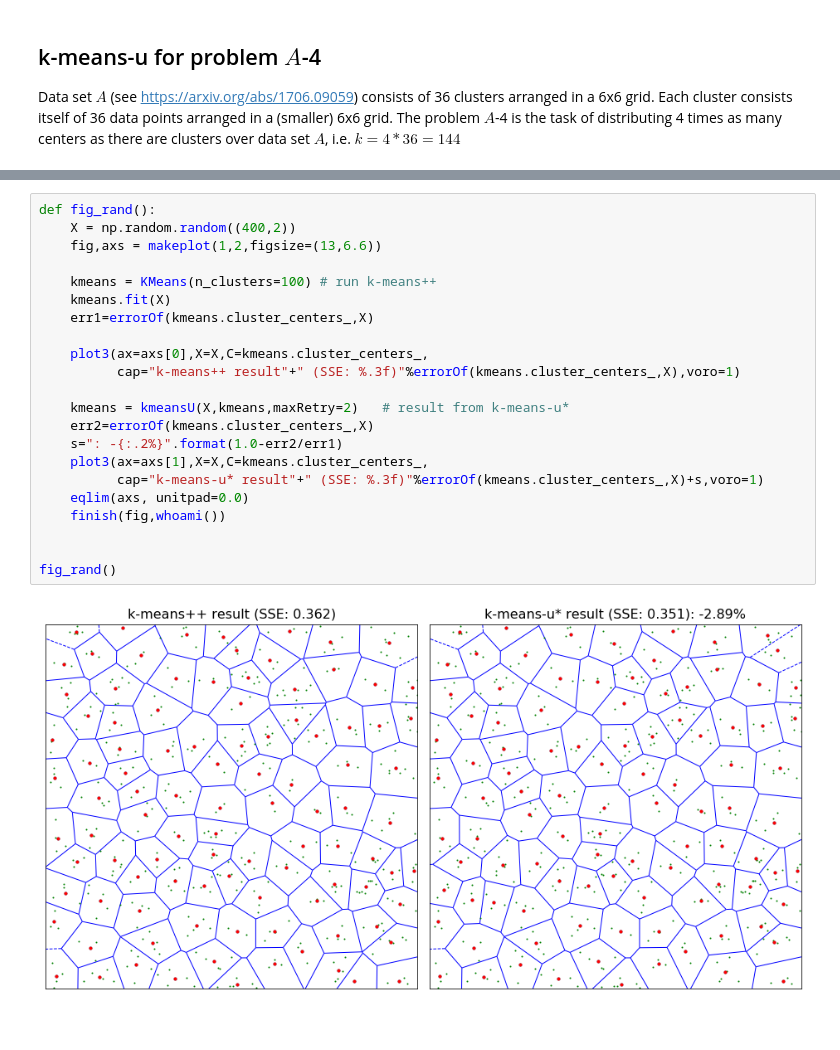
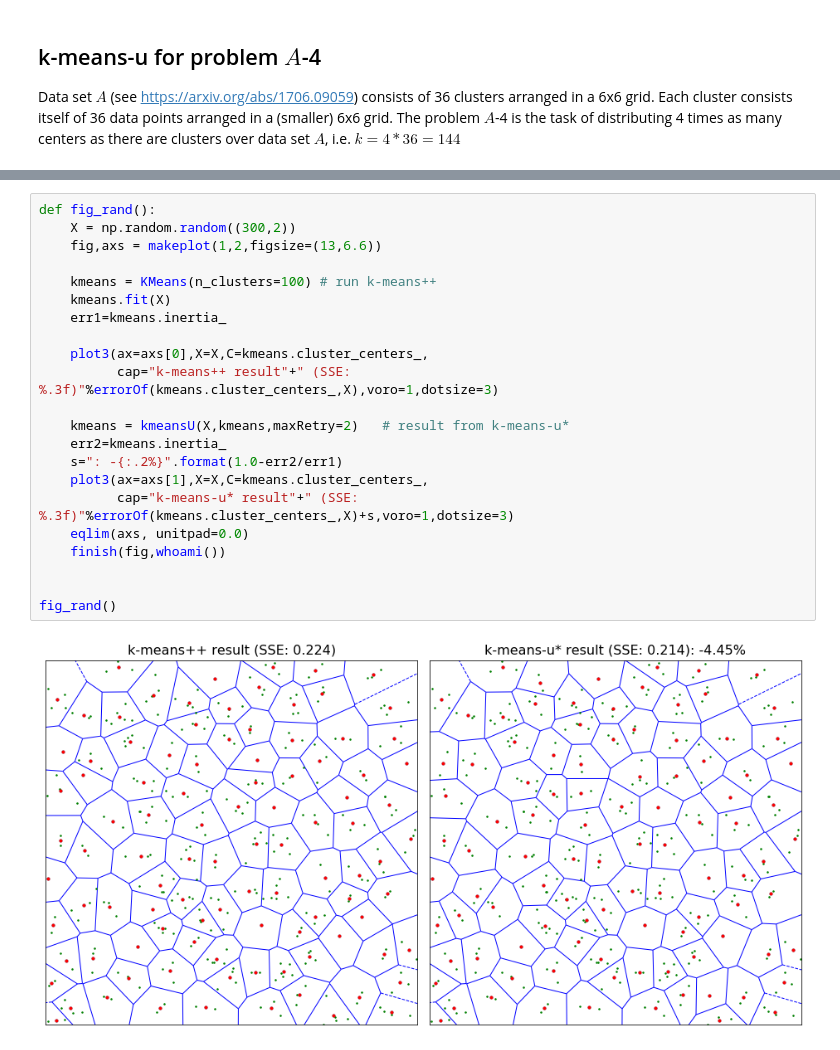
Before and after one commit to gittar/k-means-u-star, a Jupyter notebook: notebooks/algo-pure.ipynb, the cells around one changed output, grey strips where cells are left out. Cells and saved outputs as stored; diff of their text form.

```diff
--- a/notebooks/algo-pure.ipynb
+++ b/notebooks/algo-pure.ipynb
@@ -251,24 +271,24 @@ dd,cb=fig_kmua4()
 # %%
 def fig_rand():
-    X = np.random.random((400,2))
+    X = np.random.random((300,2))
     fig,axs = makeplot(1,2,figsize=(13,6.6))
 
     kmeans = KMeans(n_clusters=100) # run k-means++
     kmeans.fit(X)
-    err1=errorOf(kmeans.cluster_centers_,X)
+    err1=kmeans.inertia_
 
     plot3(ax=axs[0],X=X,C=kmeans.cluster_centers_,
-          cap="k-means++ result"+" (SSE: %.3f)"%errorOf(kmeans.cluster_centers_,X),voro=1)
+          cap="k-means++ result"+" (SSE: %.3f)"%errorOf(kmeans.cluster_centers_,X),voro=1,dotsize=3)
 
     kmeans = kmeansU(X,kmeans,maxRetry=2)   # result from k-means-u*
-    err2=errorOf(kmeans.cluster_centers_,X)
+    err2=kmeans.inertia_
     s=": -{:.2%}".format(1.0-err2/err1)
     plot3(ax=axs[1],X=X,C=kmeans.cluster_centers_,
-          cap="k-means-u* result"+" (SSE: %.3f)"%errorOf(kmeans.cluster_centers_,X)+s,voro=1)
+          cap="k-means-u* result"+" (SSE: %.3f)"%errorOf(kmeans.cluster_centers_,X)+s,voro=1,dotsize=3)
     eqlim(axs, unitpad=0.0)
     finish(fig,whoami())
 
 
 fig_rand()
 # %% [output]
-[figure, old version]
+[figure, new version]
```
Also changed, not shown: parts of 10 cells of this notebook, 3 other files.
